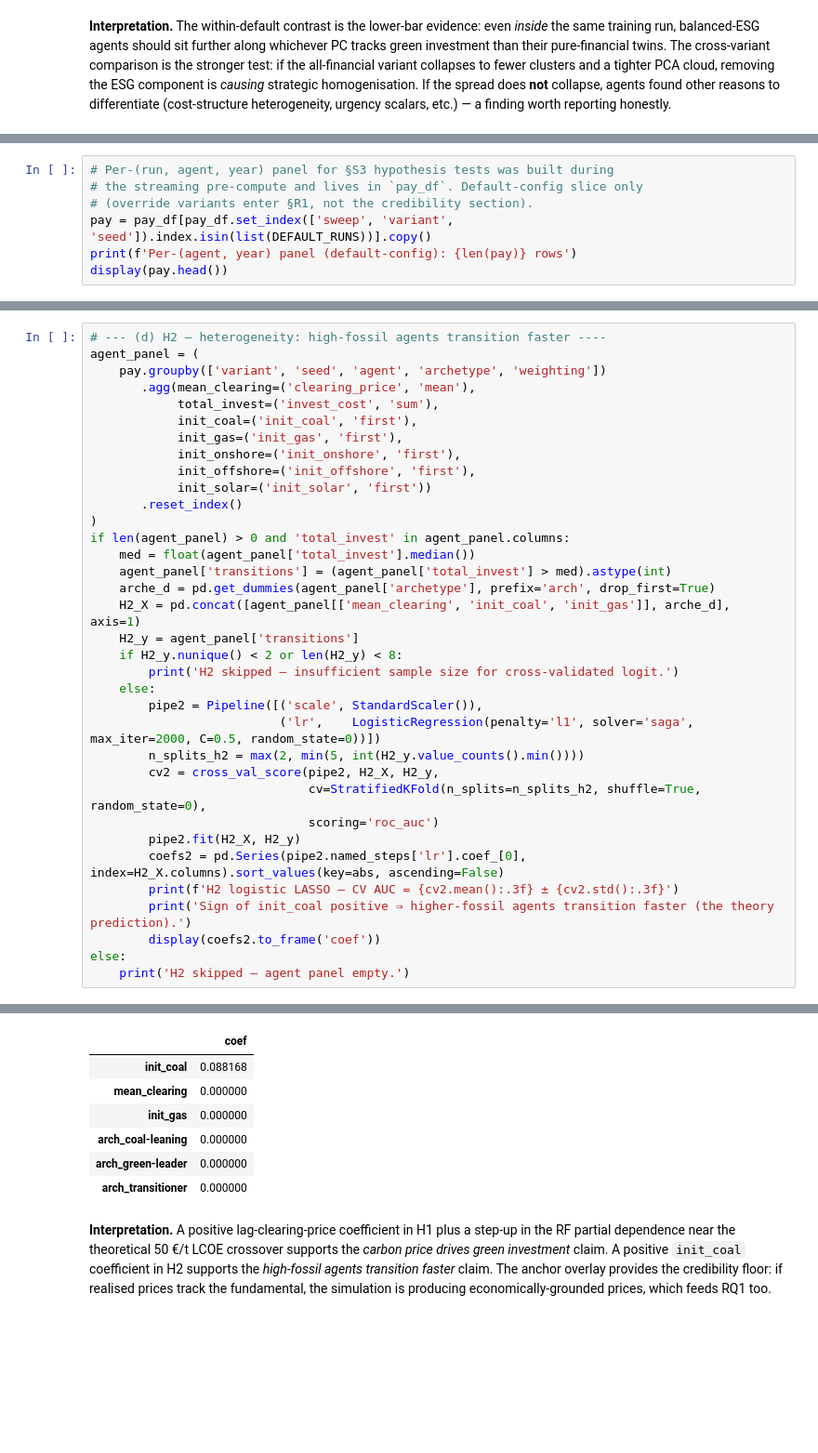
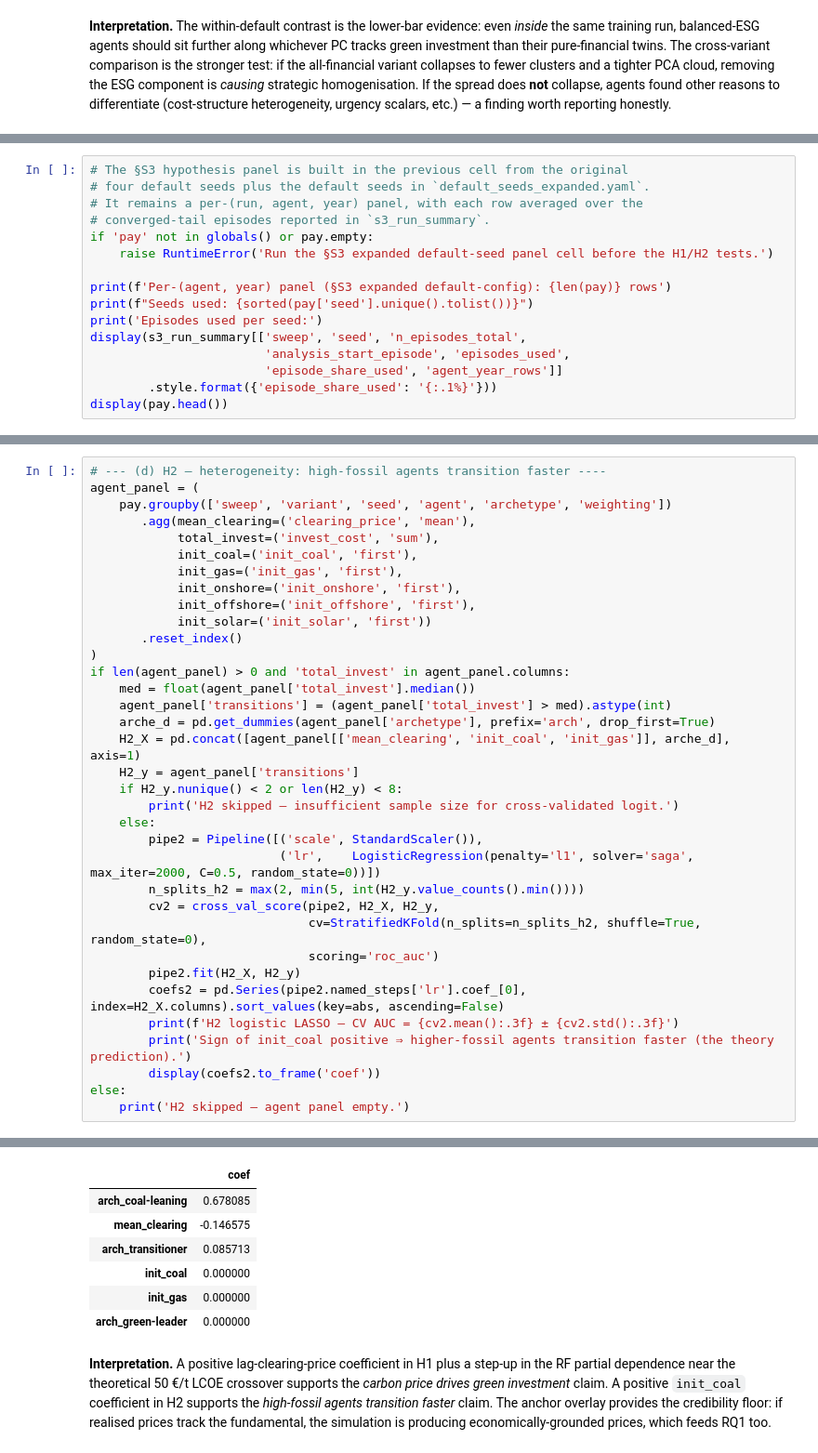
Before and after one commit to DJH961/Thesis-Energy-Auction, a Jupyter notebook: notebooks/ets_marl - Data Science Analysis.ipynb, the cells around one changed output, grey strips where cells are left out. Shown at 93% size. Drawn from its saved outputs; the diff is of its cells as text; blank space fills up the shorter version.

```diff
--- a/notebooks/ets_marl - Data Science Analysis.ipynb
+++ b/notebooks/ets_marl - Data Science Analysis.ipynb
@@ -1868,8 +2099,17 @@ Mean absolute deviation: 34.69 EUR/t
 # %%
-# Per-(run, agent, year) panel for §S3 hypothesis tests was built during
-# the streaming pre-compute and lives in `pay_df`. Default-config slice only
-# (override variants enter §R1, not the credibility section).
-pay = pay_df[pay_df.set_index(['sweep', 'variant', 'seed']).index.isin(list(DEFAULT_RUNS))].copy()
-print(f'Per-(agent, year) panel (default-config): {len(pay)} rows')
+# The §S3 hypothesis panel is built in the previous cell from the original
+# four default seeds plus the default seeds in `default_seeds_expanded.yaml`.
+# It remains a per-(run, agent, year) panel, with each row averaged over the
+# converged-tail episodes reported in `s3_run_summary`.
+if 'pay' not in globals() or pay.empty:
+    raise RuntimeError('Run the §S3 expanded default-seed panel cell before the H1/H2 tests.')
+
+print(f'Per-(agent, year) panel (§S3 expanded default-config): {len(pay)} rows')
+print(f"Seeds used: {sorted(pay['seed'].unique().tolist())}")
+print('Episodes used per seed:')
+display(s3_run_summary[['sweep', 'seed', 'n_episodes_total',
+                        'analysis_start_episode', 'episodes_used',
+                        'episode_share_used', 'agent_year_rows']]
+        .style.format({'episode_share_used': '{:.1%}'}))
 display(pay.head())
 # %% [output]
@@ -1941,7 +2192,7 @@ Random forest feature importances:
 # %%
 # --- (d) H2 — heterogeneity: high-fossil agents transition faster ----
 agent_panel = (
-    pay.groupby(['variant', 'seed', 'agent', 'archetype', 'weighting'])
+    pay.groupby(['sweep', 'variant', 'seed', 'agent', 'archetype', 'weighting'])
        .agg(mean_clearing=('clearing_price', 'mean'),
             total_invest=('invest_cost', 'sum'),
             init_coal=('init_coal', 'first'),
@@ -1978,11 +2229,11 @@ H2 logistic LASSO — CV AUC = 0.408 ± 0.130
 Sign of init_coal positive ⇒ higher-fossil agents transition faster (the theory prediction).
 |  | coef |
-| init_coal | 0.088168 |
-| mean_clearing | 0.000000 |
+| arch_coal-leaning | 0.678085 |
+| mean_clearing | -0.146575 |
+| arch_transitioner | 0.085713 |
+| init_coal | 0.000000 |
 | init_gas | 0.000000 |
-| arch_coal-leaning | 0.000000 |
 | arch_green-leader | 0.000000 |
-| arch_transitioner | 0.000000 |
 # %% [markdown]
 **Interpretation.** A positive lag-clearing-price coefficient
 in H1 plus a step-up in the RF partial dependence near the theoretical
```
Also changed, not shown: parts of 6 cells of this notebook, 6 other files.
